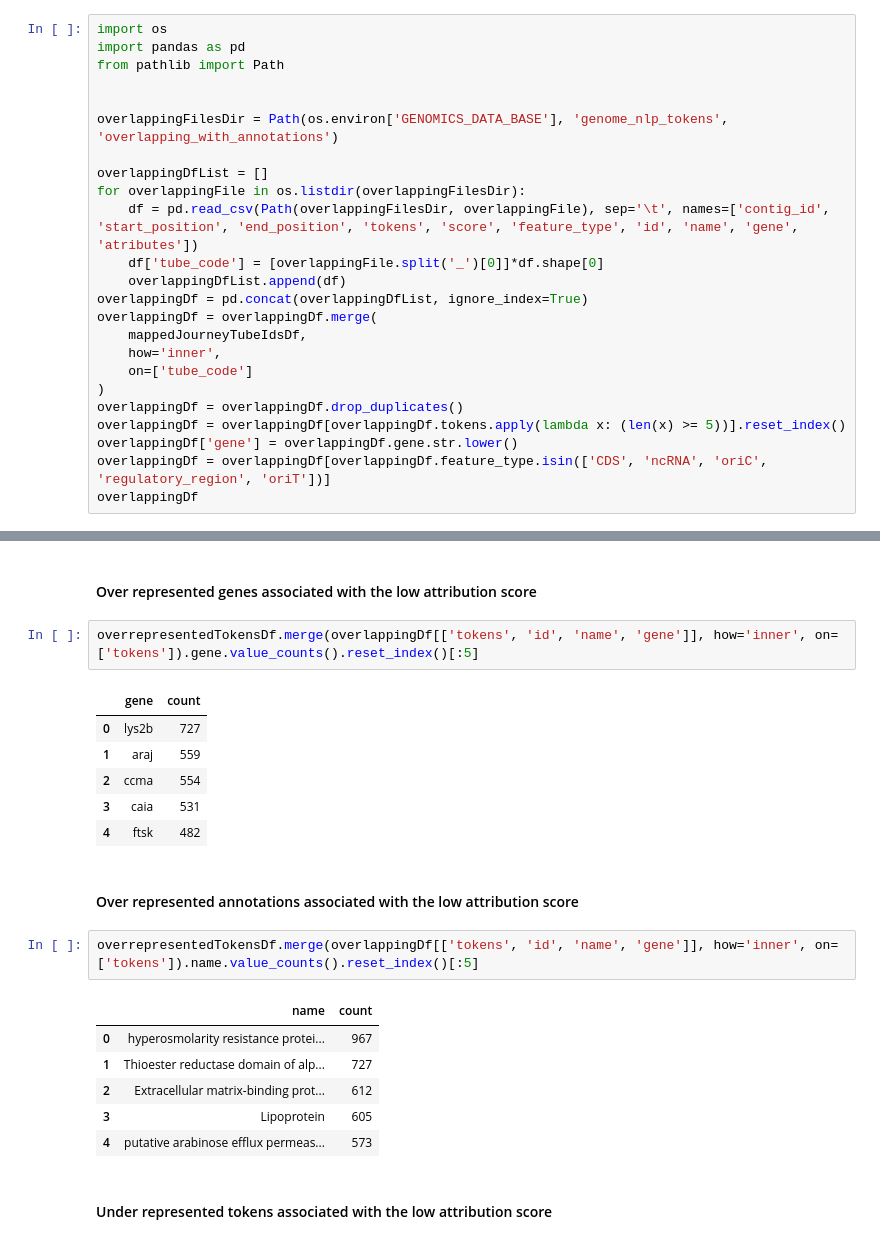
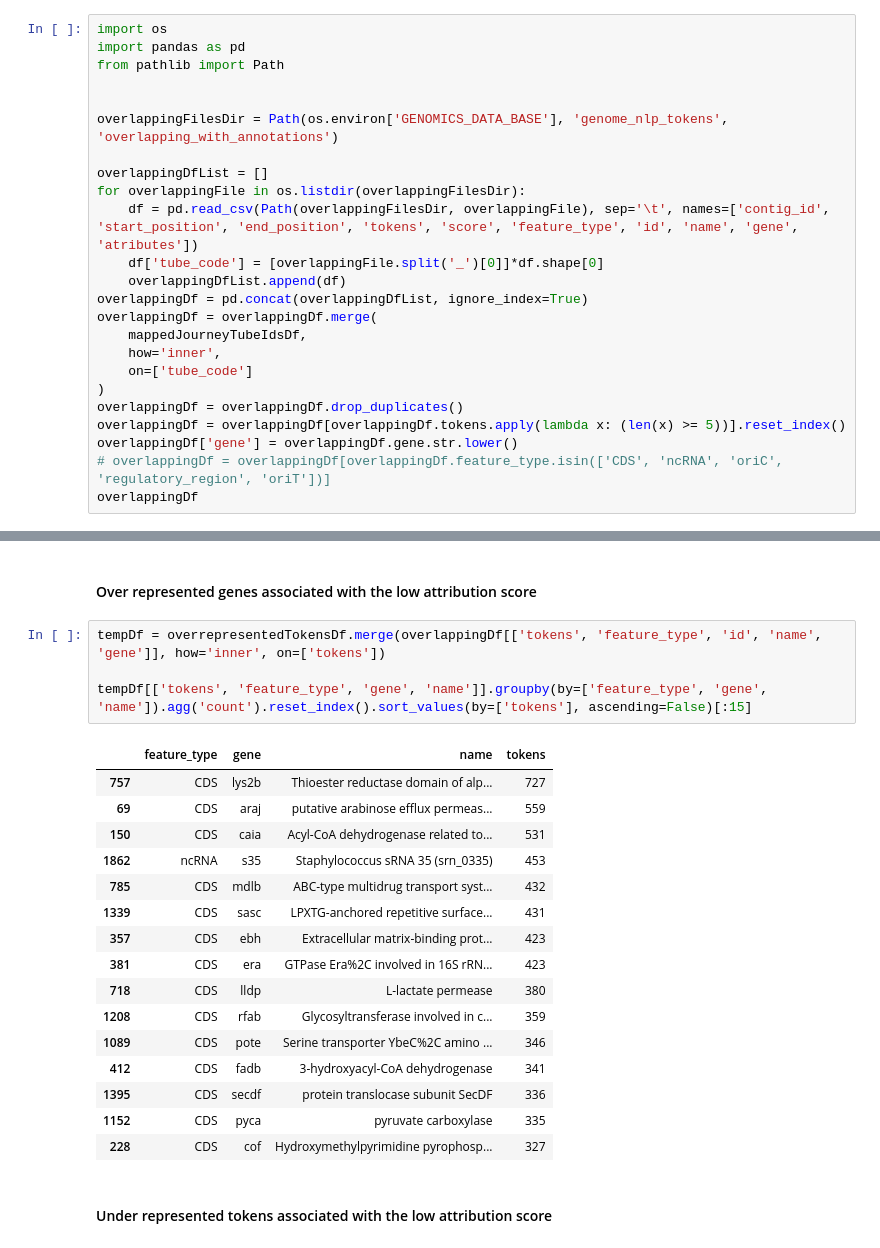
Before and after one commit to ryashpal/alfred-data-analysis, a Jupyter notebook: notebooks/genome_nlp_tokens/statistical_analysis_for_token_attribution_scores.ipynb, the cells around one changed output, grey strips where cells are left out. Saved outputs shown, nothing was run; the diff lists cells and outputs as text.

```diff
--- a/notebooks/genome_nlp_tokens/statistical_analysis_for_token_attribution_scores.ipynb
+++ b/notebooks/genome_nlp_tokens/statistical_analysis_for_token_attribution_scores.ipynb
@@ -94,7 +94,7 @@ overlappingDf = overlappingDf.merge(
 overlappingDf = overlappingDf.drop_duplicates()
 overlappingDf = overlappingDf[overlappingDf.tokens.apply(lambda x: (len(x) >= 5))].reset_index()
 overlappingDf['gene'] = overlappingDf.gene.str.lower()
-overlappingDf = overlappingDf[overlappingDf.feature_type.isin(['CDS', 'ncRNA', 'oriC', 'regulatory_region', 'oriT'])]
+# overlappingDf = overlappingDf[overlappingDf.feature_type.isin(['CDS', 'ncRNA', 'oriC', 'regulatory_region', 'oriT'])]
 overlappingDf
 # %% [output]
 |  | index | contig_id | start_position | end_position | tokens | score | feature_type | id | name | ... |
@@ -311,25 +301,26 @@ overrepresentedTokensDf
 # %% [markdown]
 #### Over represented genes associated with the low attribution score
 # %%
-overrepresentedTokensDf.merge(overlappingDf[['tokens', 'id', 'name', 'gene']], how='inner', on=['tokens']).gene.value_counts().reset_index()[:5]
+tempDf = overrepresentedTokensDf.merge(overlappingDf[['tokens', 'feature_type', 'id', 'name', 'gene']], how='inner', on=['tokens'])
+
+tempDf[['tokens', 'feature_type', 'gene', 'name']].groupby(by=['feature_type', 'gene', 'name']).agg('count').reset_index().sort_values(by=['tokens'], ascending=False)[:15]
 # %% [output]
-|  | gene | count |
-| 0 | lys2b | 727 |
-| 1 | araj | 559 |
-| 2 | ccma | 554 |
-| 3 | caia | 531 |
-| 4 | ftsk | 482 |
+|  | feature_type | gene | name | tokens |
+| 757 | CDS | lys2b | Thioester reductase domain of alp... | 727 |
+| 69 | CDS | araj | putative arabinose efflux permeas... | 559 |
+| 150 | CDS | caia | Acyl-CoA dehydrogenase related to... | 531 |
+| 1862 | ncRNA | s35 | Staphylococcus sRNA 35 (srn_0335) | 453 |
+| 785 | CDS | mdlb | ABC-type multidrug transport syst... | 432 |
+| 1339 | CDS | sasc | LPXTG-anchored repetitive surface... | 431 |
+| 357 | CDS | ebh | Extracellular matrix-binding prot... | 423 |
+| 381 | CDS | era | GTPase Era%2C involved in 16S rRN... | 423 |
+| 718 | CDS | lldp | L-lactate permease | 380 |
+| 1208 | CDS | rfab | Glycosyltransferase involved in c... | 359 |
+| 1089 | CDS | pote | Serine transporter YbeC%2C amino ... | 346 |
+| 412 | CDS | fadb | 3-hydroxyacyl-CoA dehydrogenase | 341 |
+| 1395 | CDS | secdf | protein translocase subunit SecDF | 336 |
+| 1152 | CDS | pyca | pyruvate carboxylase | 335 |
+| 228 | CDS | cof | Hydroxymethylpyrimidine pyrophosp... | 327 |
-# %% [markdown]
-#### Over represented annotations associated with the low attribution score
-# %%
-overrepresentedTokensDf.merge(overlappingDf[['tokens', 'id', 'name', 'gene']], how='inner', on=['tokens']).name.value_counts().reset_index()[:5]
-# %% [output]
-|  | name | count |
-| 0 | hyperosmolarity resistance protei... | 967 |
-| 1 | Thioester reductase domain of alp... | 727 |
-| 2 | Extracellular matrix-binding prot... | 612 |
-| 3 | Lipoprotein | 605 |
-| 4 | putative arabinose efflux permeas... | 573 |
 # %% [markdown]
 #### Under represented tokens associated with the low attribution score
 # %%
```
Also changed, not shown: parts of 18 cells of this notebook.
